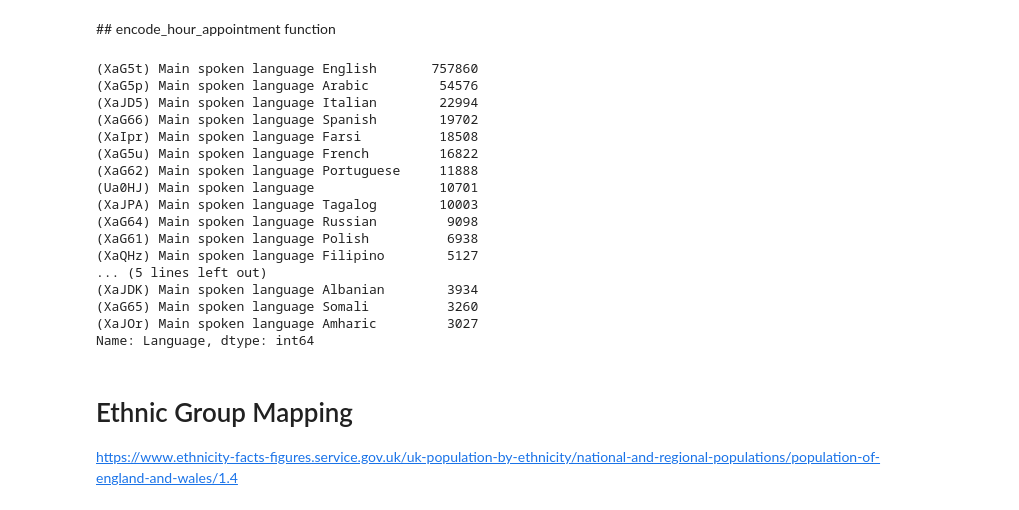
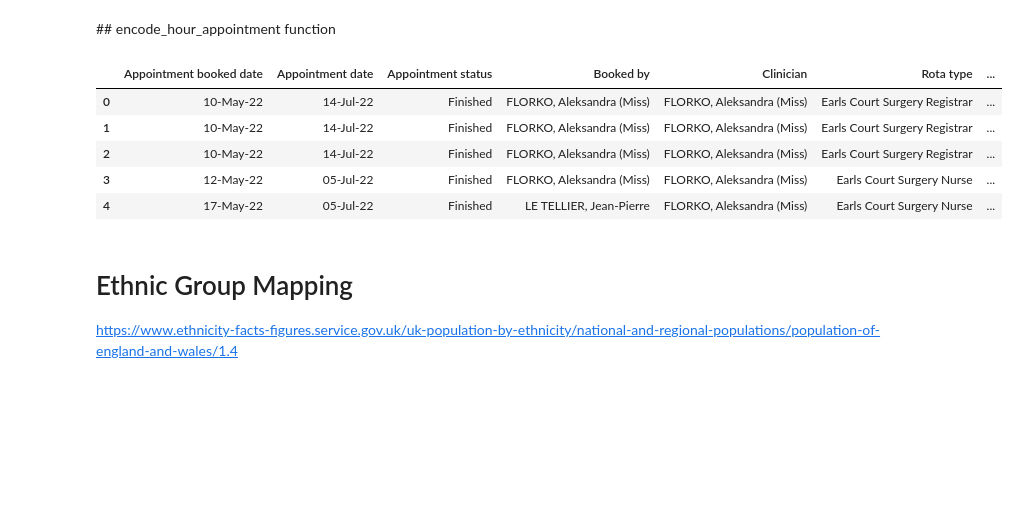
Before and after one commit to janduplessis883/project-showupforhealth, a Jupyter notebook: notebooks/alex_full_df_feat_eng.ipynb, the cells around one changed output. Cells and saved outputs as stored; diff of their text form; code cells hidden in the pictures; blank space fills up the shorter version.

```diff
--- a/notebooks/alex_full_df_feat_eng.ipynb
+++ b/notebooks/alex_full_df_feat_eng.ipynb
@@ -190,6 +190,19 @@ full_df.head()
 # %% [markdown]
 ## encode_hour_appointment function
 # %%
+full_df = pd.read_csv('~/code/janduplessis883/data-showup/data/output-data/training_data_no_features.csv')
 def encode_hour_appointment(df):
     df['Hour_of_appointment'] = df['Appointment time'].str[:2].astype(int)
+    df.drop(columns=['Appointment time'], inplace=True)
     return df
+
+full_df = encode_hour_appointment(full_df)
+
+full_df.head()
+# %% [output]
+|  | Appointment booked date | Appointment date | Appointment status | Booked by | Clinician | Rota type | ... |
+| 0 | 10-May-22 | 14-Jul-22 | Finished | FLORKO, Aleksandra (Miss) | FLORKO, Aleksandra (Miss) | Earls Court Surgery Registrar | ... |
+| 1 | 10-May-22 | 14-Jul-22 | Finished | FLORKO, Aleksandra (Miss) | FLORKO, Aleksandra (Miss) | Earls Court Surgery Registrar | ... |
+| 2 | 10-May-22 | 14-Jul-22 | Finished | FLORKO, Aleksandra (Miss) | FLORKO, Aleksandra (Miss) | Earls Court Surgery Registrar | ... |
+| 3 | 12-May-22 | 05-Jul-22 | Finished | FLORKO, Aleksandra (Miss) | FLORKO, Aleksandra (Miss) | Earls Court Surgery Nurse | ... |
+| 4 | 17-May-22 | 05-Jul-22 | Finished | LE TELLIER, Jean-Pierre | FLORKO, Aleksandra (Miss) | Earls Court Surgery Nurse | ... |
@@ -198,23 +209,3 @@ full_df = encode_hour_appointment(full_df)
-# %%
-full_df['Language'].value_counts().head(20)
-# %% [output]
-(XaG5t) Main spoken language English       757860
-(XaG5p) Main spoken language Arabic         54576
-(XaJD5) Main spoken language Italian        22994
-(XaG66) Main spoken language Spanish        19702
-(XaIpr) Main spoken language Farsi          18508
-(XaG5u) Main spoken language French         16822
-(XaG62) Main spoken language Portuguese     11888
-(Ua0HJ) Main spoken language                10701
-(XaJPA) Main spoken language Tagalog        10003
-(XaG64) Main spoken language Russian         9098
-(XaG61) Main spoken language Polish          6938
-(XaQHz) Main spoken language Filipino        5127
-... (5 lines left out)
-(XaJDK) Main spoken language Albanian        3934
-(XaG65) Main spoken language Somali          3260
-(XaJOr) Main spoken language Amharic         3027
-Name: Language, dtype: int64
 # %% [markdown]
 # Ethnic Group Mapping
 https://www.ethnicity-facts-figures.service.gov.uk/uk-population-by-ethnicity/national-and-regional-populations/population-of-england-and-wales/1.4
```
Also changed, not shown: parts of 1 cell of this notebook, 2 other files.
